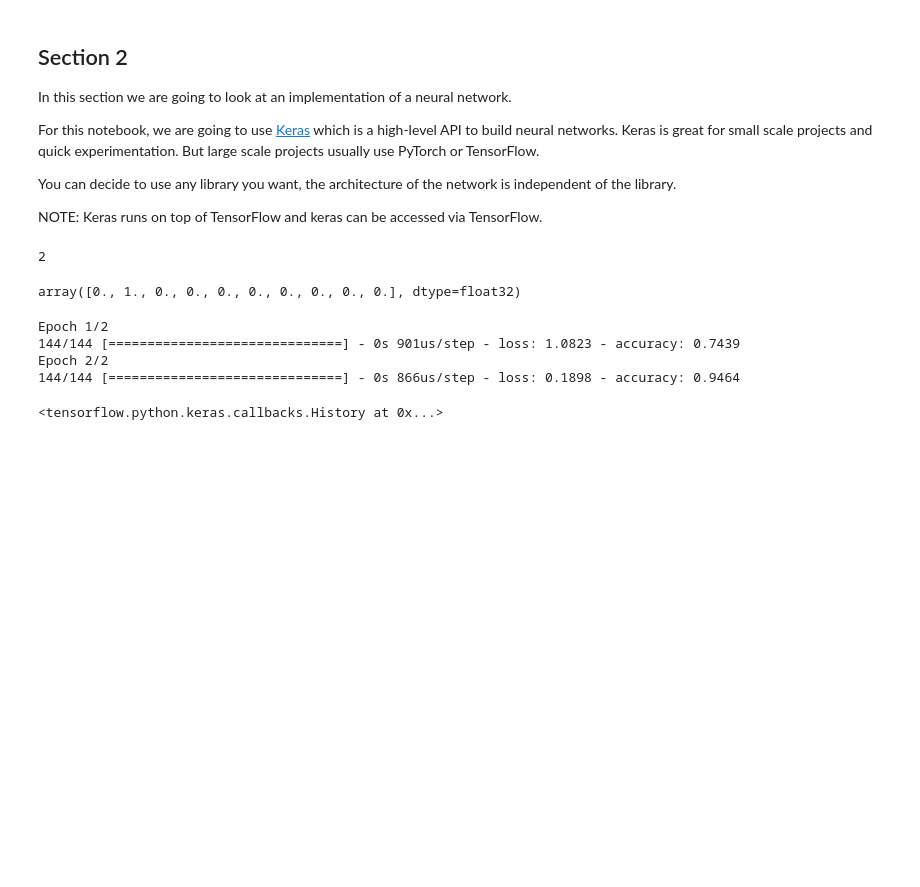
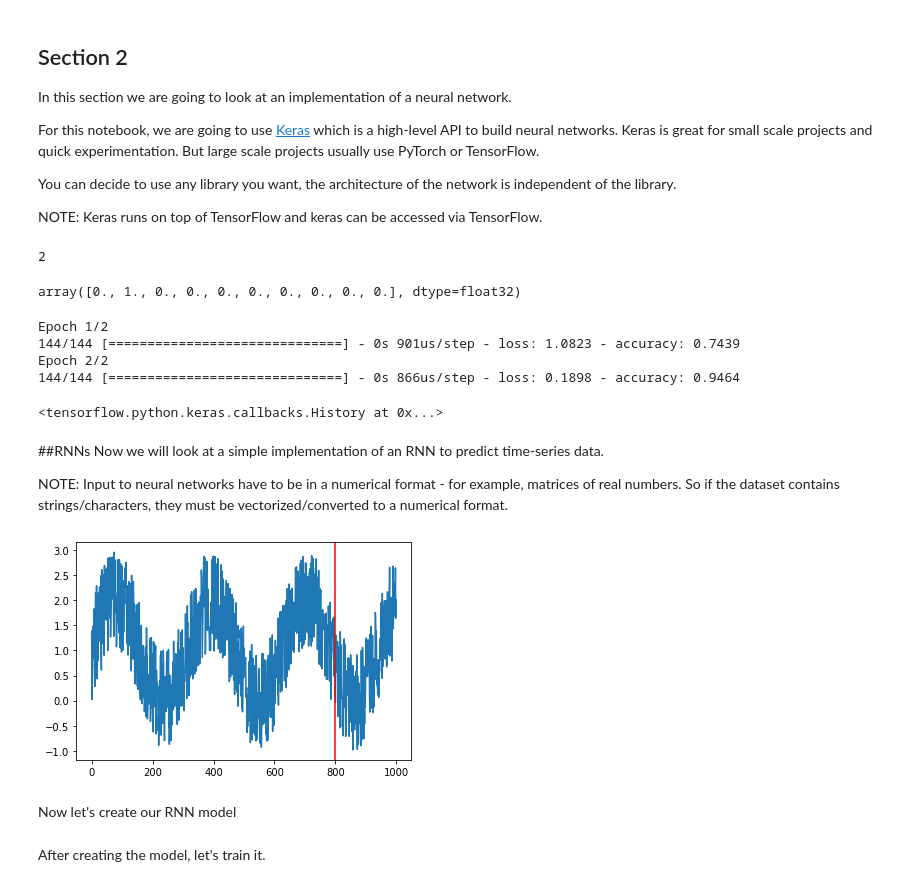
Before and after one commit to simpleParadox/PSYCO-576-Fall-2020, a Jupyter notebook: PSYCO_576_ML_for_Psychology_DW_4.ipynb, the cells around one changed output. Drawn from its saved outputs; the diff is of its cells as text; code cells hidden in the pictures; blank space fills up the shorter version.

```diff
--- a/PSYCO_576_ML_for_Psychology_DW_4.ipynb
+++ b/PSYCO_576_ML_for_Psychology_DW_4.ipynb
@@ -203,0 +207,5 @@ Epoch 2/2
+# %% [markdown]
+##RNNs
+Now we will look at a simple implementation of an RNN to predict time-series data.
+
+NOTE: Input to neural networks have to be in a numerical format - for example, matrices of real numbers. So if the dataset contains strings/characters, they must be vectorized/converted to a numerical format.
@@ -203,0 +214,38 @@ Epoch 2/2
+# %%
+#@title Run this cell to create sample data.
+def convertToMatrix(data, step):
+ X, Y =[], []
+ for i in range(len(data)-step):
+  d=i+step
+  X.append(data[i:d,])
+  Y.append(data[d,])
+ return np.array(X), np.array(Y)
+
+seq_len = 4
+N = 1000
+Tp = 800
+
+t=np.arange(0,N)
+x=np.sin(0.02*t)+2*np.random.rand(N)
+df = pd.DataFrame(x)
+
+plt.plot(df)
+plt.axvline(x=Tp, color='r')
+plt.show()
+
+values=df.values
+train,test = values[0:Tp,:], values[Tp:N,:]
+
+# add seq_len elements into train and test
+test = np.append(test,np.repeat(test[-1,],seq_len))
+train = np.append(train,np.repeat(train[-1,],seq_len))
+
+# NOTE: RNN requires a 3-d input.
+X_train, y_train = convertToMatrix(train,seq_len)
+X_test, y_test = convertToMatrix(test,seq_len)
+X_train = np.reshape(X_train, (X_train.shape[0], 1, X_train.shape[1]))
+X_test = np.reshape(X_test, (X_test.shape[0], 1, X_test.shape[1]))
+# %% [output]
+[figure, added]
+# %% [markdown]
+Now let's create our RNN model
@@ -203,0 +258,2 @@ Epoch 2/2
+# %% [markdown]
+After creating the model, let's train it.
```
Also changed, not shown: parts of 7 cells of this notebook.
